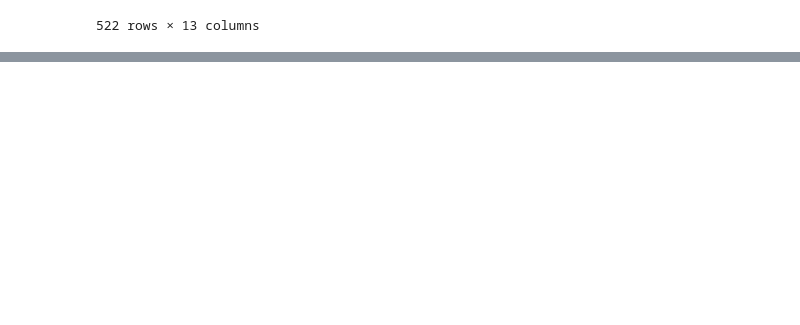
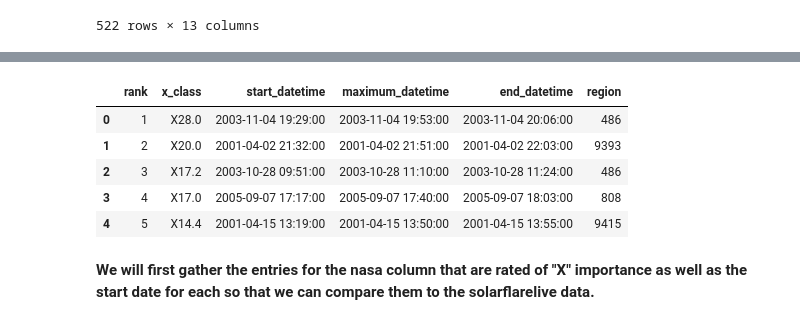
Before and after one commit to NickOuellet/Fly-Me-To-The-Moon, a Jupyter notebook: Fly Me To The Moon - P1P1.ipynb, the cells around one changed output, grey strips where cells are left out. Cells and saved outputs as stored; diff of their text form; code cells hidden in the pictures; blank space fills up the shorter version.

```diff
--- a/Fly Me To The Moon - P1P1.ipynb
+++ b/Fly Me To The Moon - P1P1.ipynb
@@ -346,0 +360,11 @@ nasa_df
+# %%
+solfla_df.head()
+# %% [output]
+|  | rank | x_class | start_datetime | maximum_datetime | end_datetime | region |
+| 0 | 1 | X28.0 | 2003-11-04 19:29:00 | 2003-11-04 19:53:00 | 2003-11-04 20:06:00 | 486 |
+| 1 | 2 | X20.0 | 2001-04-02 21:32:00 | 2001-04-02 21:51:00 | 2001-04-02 22:03:00 | 9393 |
+| 2 | 3 | X17.2 | 2003-10-28 09:51:00 | 2003-10-28 11:10:00 | 2003-10-28 11:24:00 | 486 |
+| 3 | 4 | X17.0 | 2005-09-07 17:17:00 | 2005-09-07 17:40:00 | 2005-09-07 18:03:00 | 808 |
+| 4 | 5 | X14.4 | 2001-04-15 13:19:00 | 2001-04-15 13:50:00 | 2001-04-15 13:55:00 | 9415 |
+# %% [markdown]
+**We will first gather the entries for the nasa column that are rated of "X" importance as well as the start date for each so that we can compare them to the solarflarelive data.**
```
Also changed, not shown: parts of 9 cells of this notebook.
